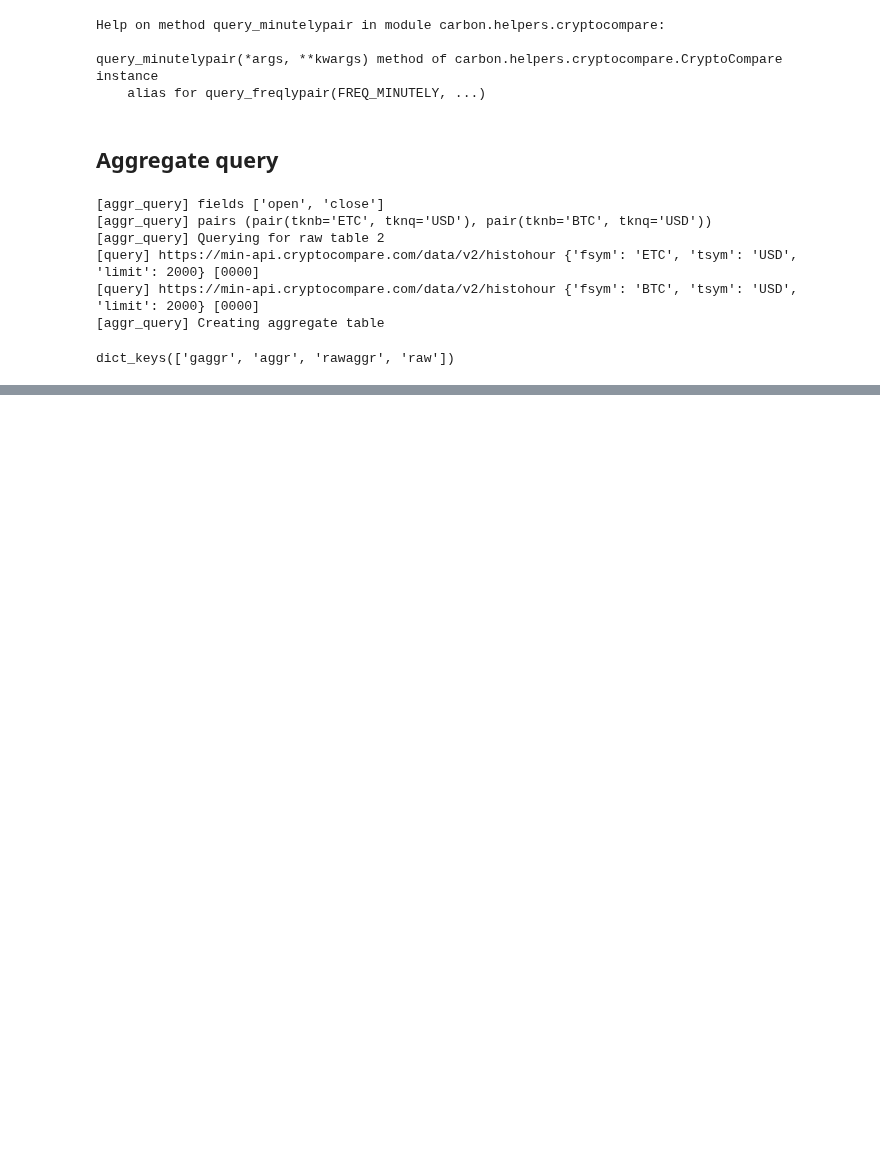
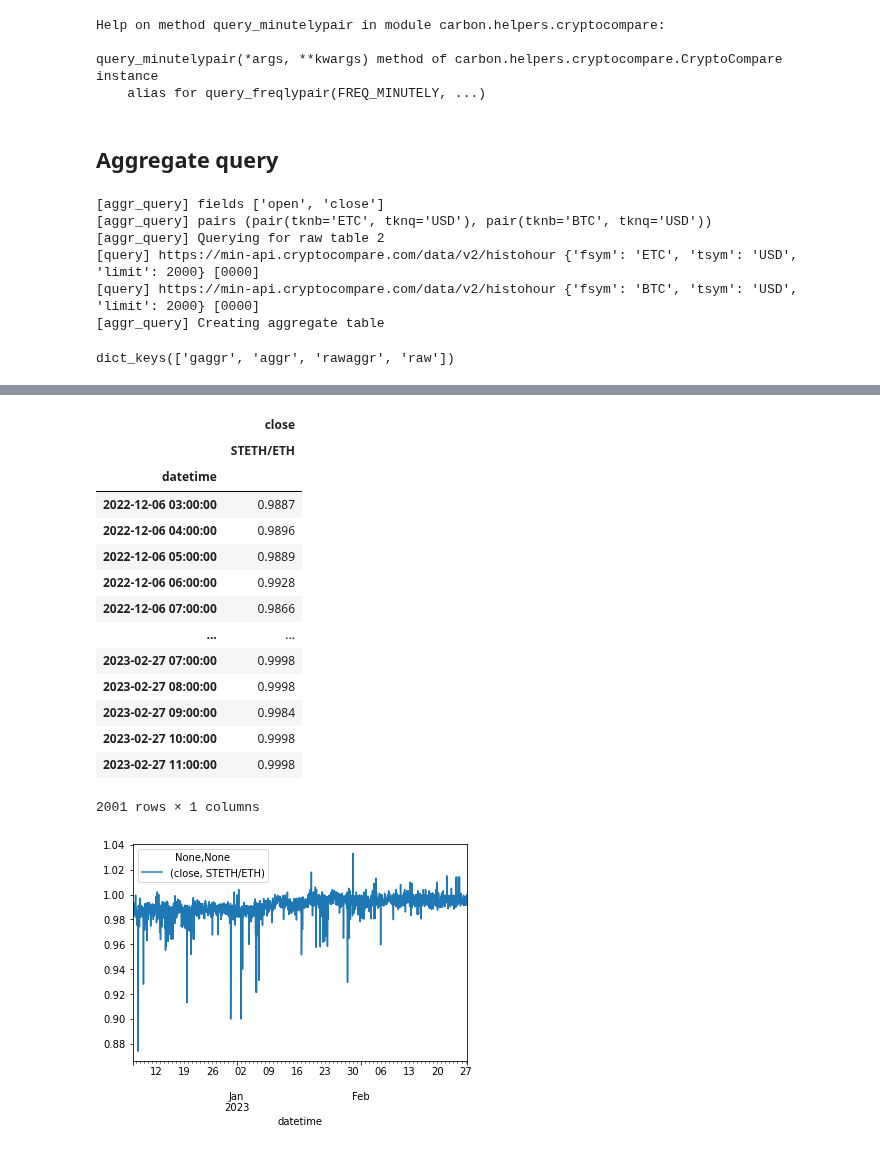
Before and after one commit to bancorprotocol/carbon-simulator, a Jupyter notebook: resources/data/CryptoCompareDemo.ipynb, the cells around one changed output, grey strips where cells are left out. Saved outputs shown, nothing was run; the diff lists cells and outputs as text; code cells hidden in the pictures; blank space fills up the shorter version.

```diff
--- a/resources/data/CryptoCompareDemo.ipynb
+++ b/resources/data/CryptoCompareDemo.ipynb
@@ -348,0 +380,6 @@ aggr_query(pairs, fields=None, incl_raw=True, incl_raw_aggr=True, incl_grand_agg
+# %%
+rh = CCA.aggr_query(
+    "STETH/ETH",
+    fields=[CCA.FIELD_CLOSE],
+    freq=CCA.FREQ_HOURLY)
+rh.keys()
@@ -348,0 +393,20 @@ aggr_query(pairs, fields=None, incl_raw=True, incl_raw_aggr=True, incl_grand_agg
+# %%
+rh["aggr"]["close"].plot()
+rh["aggr"]["close"]
+# %% [output]
+|  | close |
+|  | STETH/ETH |
+| datetime |  |
+| 2022-12-06 03:00:00 | 0.9887 |
+| 2022-12-06 04:00:00 | 0.9896 |
+| 2022-12-06 05:00:00 | 0.9889 |
+| 2022-12-06 06:00:00 | 0.9928 |
+| 2022-12-06 07:00:00 | 0.9866 |
+| ... | ... |
+| 2023-02-27 07:00:00 | 0.9998 |
+| 2023-02-27 08:00:00 | 0.9998 |
+| 2023-02-27 09:00:00 | 0.9984 |
+| 2023-02-27 10:00:00 | 0.9998 |
+| 2023-02-27 11:00:00 | 0.9998 |
+2001 rows × 1 columns
+[figure, added]
```
Also changed, not shown: parts of 20 cells of this notebook, 3 other files.
